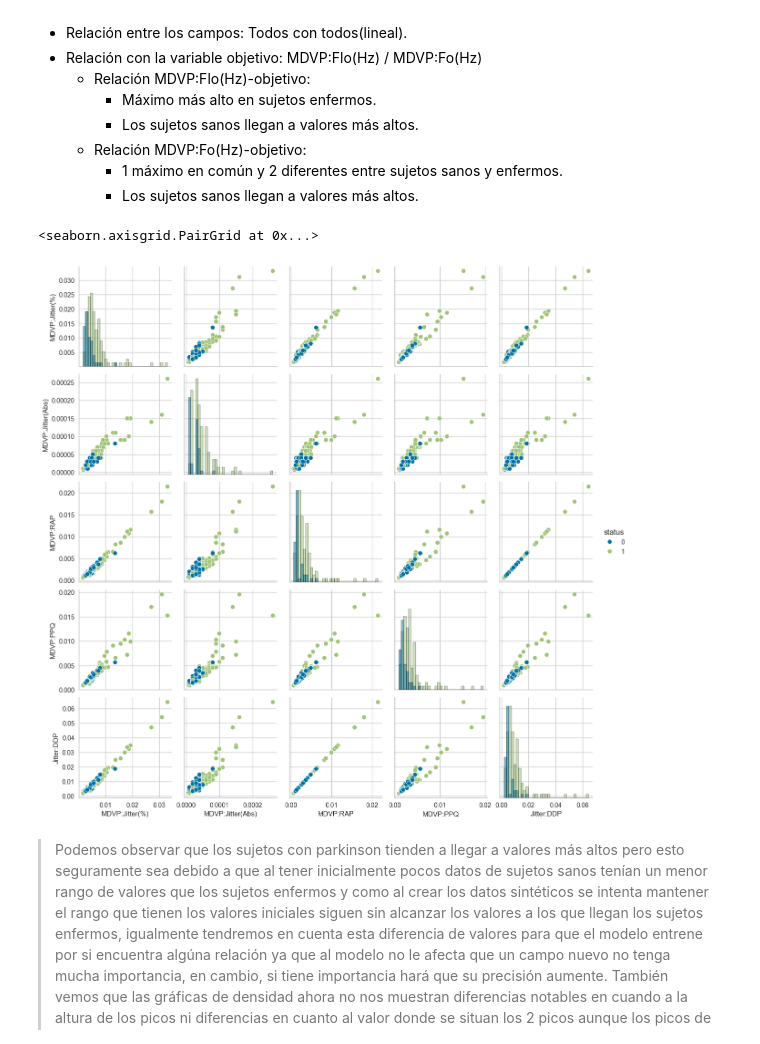
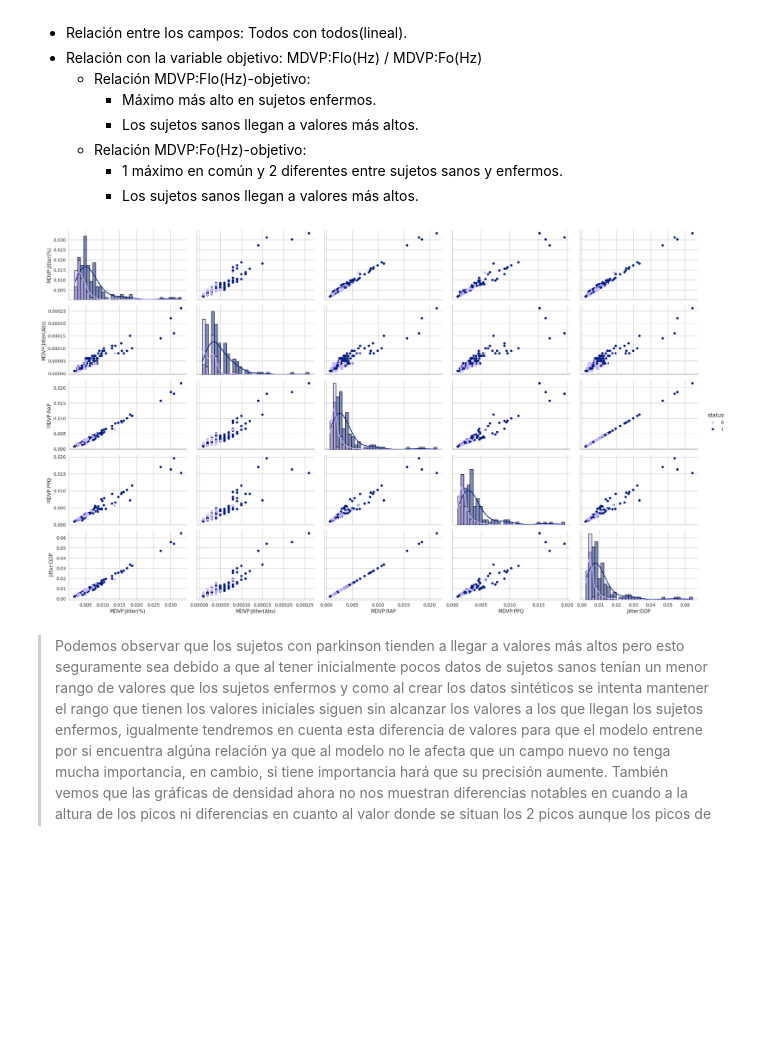
Before and after one commit to Toni2Morales/PrediccionParkinson, a Jupyter notebook: notebooks/Parkinson.ipynb, the cells around one changed output. Drawn from its saved outputs; the diff is of its cells as text; code cells hidden in the pictures; blank space fills up the shorter version.

```diff
--- a/notebooks/Parkinson.ipynb
+++ b/notebooks/Parkinson.ipynb
@@ -29,7 +29,8 @@ from sdv.metadata import SingleTableMetadata
 from sdv.single_table import GaussianCopulaSynthesizer, CTGANSynthesizer, TVAESynthesizer, CopulaGANSynthesizer
 from sdv.evaluation.single_table import run_diagnostic, evaluate_quality, get_column_plot
 pd.set_option('display.max_columns', None)
-# matplotlib.rcParams["font.family"] = "DejaVu Sans"
+import matplotlib
+matplotlib.rcParams["font.family"] = "DejaVu Sans"
 # %% [markdown]
 ## Primer Análisis
 # %%
@@ -658,10 +679,15 @@ sns.pairplot(pd.concat([DataDef.iloc[:,1:4], DataDef["status"]], axis = 1), hue
     * 1 máximo en común y 2 diferentes entre sujetos sanos y enfermos.
     * Los sujetos sanos llegan a valores más altos.
 # %%
-sns.pairplot(pd.concat([DataPrincipal.iloc[:,4:9], DataPrincipal["status"]], axis = 1), hue = "status", diag_kind = "hist", diag_kws = {"bins": 35})
+sns.pairplot(data = pd.concat([DataPrincipal.iloc[:,4:9], DataPrincipal["status"]], axis = 1),
+                hue = "status",
+                diag_kind = "hist",
+                diag_kws = {"bins": 35, "kde": True, "linewidth" : 1},
+                aspect = 1.7,
+                plot_kws=dict(s=30, edgecolor="white", linewidth = 0),
+                palette = [sns.color_palette("pastel")[4], sns.color_palette("dark")[0]]);
 # %% [output]
-<seaborn.axisgrid.PairGrid at 0x...>
-[figure, old version]
+[figure, new version]
 # %% [markdown]
 > Podemos observar que los sujetos con parkinson tienden a llegar a valores más altos pero esto seguramente sea debido a que al tener inicialmente pocos datos de sujetos sanos tenían un menor rango de valores que los sujetos enfermos y como al crear los datos sintéticos se intenta mantener el rango que tienen los valores iniciales siguen sin alcanzar los valores a los que llegan los sujetos enfermos, igualmente tendremos en cuenta esta diferencia de valores para que el modelo entrene por si encuentra algúna relación ya que al modelo no le afecta que un campo nuevo no tenga mucha importancia, en cambio, si tiene importancia hará que su precisión aumente. También vemos que las gráficas de densidad ahora no nos muestran diferencias notables en cuando a la altura de los picos ni diferencias en cuanto al valor donde se situan los 2 picos aunque los picos de los sujetos enfermos parecen ser más amplios que la de los sujetos sanos que son muy pronunciados.
 >
```
Also changed, not shown: parts of 49 cells of this notebook, 8 other files.
